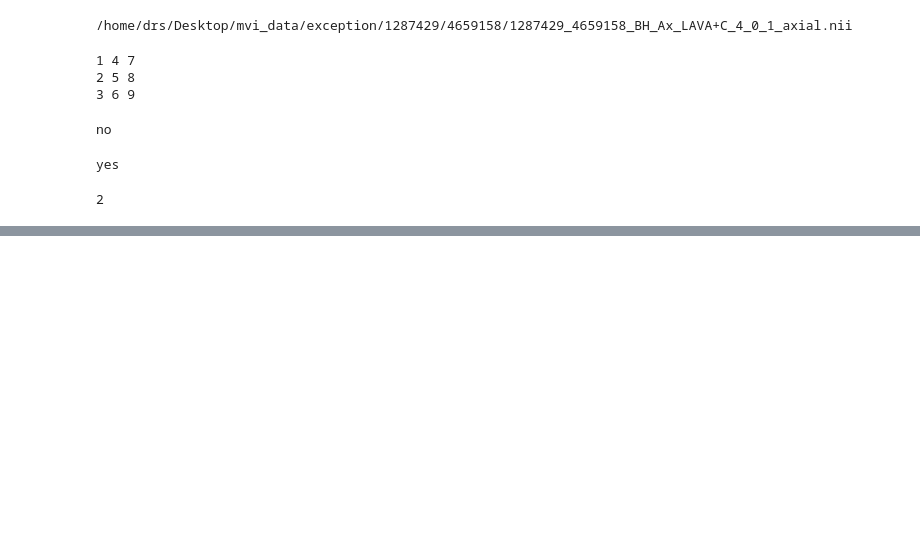
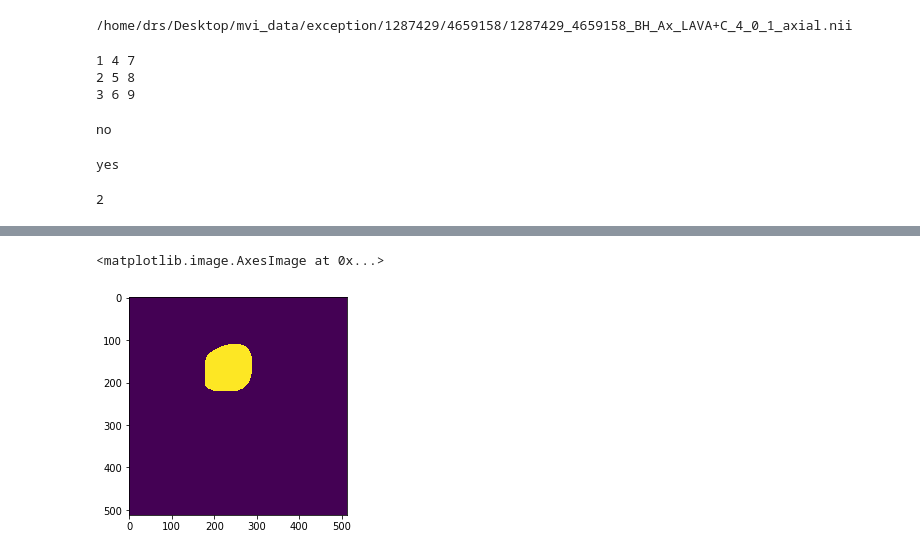
Before and after one commit to RishengDeng/mvi, a Jupyter notebook: dataprocess.ipynb, the cells around one changed output, grey strips where cells are left out. Saved outputs shown, nothing was run; the diff lists cells and outputs as text; code cells hidden in the pictures; blank space fills up the shorter version.

```diff
--- a/dataprocess.ipynb
+++ b/dataprocess.ipynb
@@ -567,0 +652,5 @@ d[a]
+# %%
+mask = np.array(mask_data[..., largest_slice], np.uint8)
+print(np.sum(mask))
+canny = cv2.Canny(mask, 1, 100)
+print(np.sum(canny))
@@ -567,0 +660,6 @@ d[a]
+# %%
+mm = 10
+pix = mm / ratio
+print(pix)
+pix = int(np.round(pix))
+print(pix)
@@ -567,0 +669,4 @@ d[a]
+# %%
+new_mask = np.zeros((mask.shape[0], mask.shape[1]))
+print(new_mask.shape)
+print(np.sum(new_mask))
@@ -567,0 +676,9 @@ d[a]
+# %%
+mask_nonzero = np.nonzero(mask_data[..., largest_slice])
+mask_idx = list(zip(mask_nonzero[0], mask_nonzero[1]))
+for i in range(len(mask_idx)):
+    x, y = mask_idx[i]
+    for m in range(pix * 2 + 1):
+        for n in range(pix * 2 + 1):
+            if (0 < x-pix+m < mask.shape[0] and 0 < y-pix+n < mask.shape[1]):
+                new_mask[x-pix+m, y-pix+n] = 1
@@ -567,0 +698,5 @@ d[a]
+# %%
+plt.imshow(new_mask)
+# %% [output]
+<matplotlib.image.AxesImage at 0x...>
+[figure, added]
```
Also changed, not shown: parts of 19 cells of this notebook, 9 other files.
